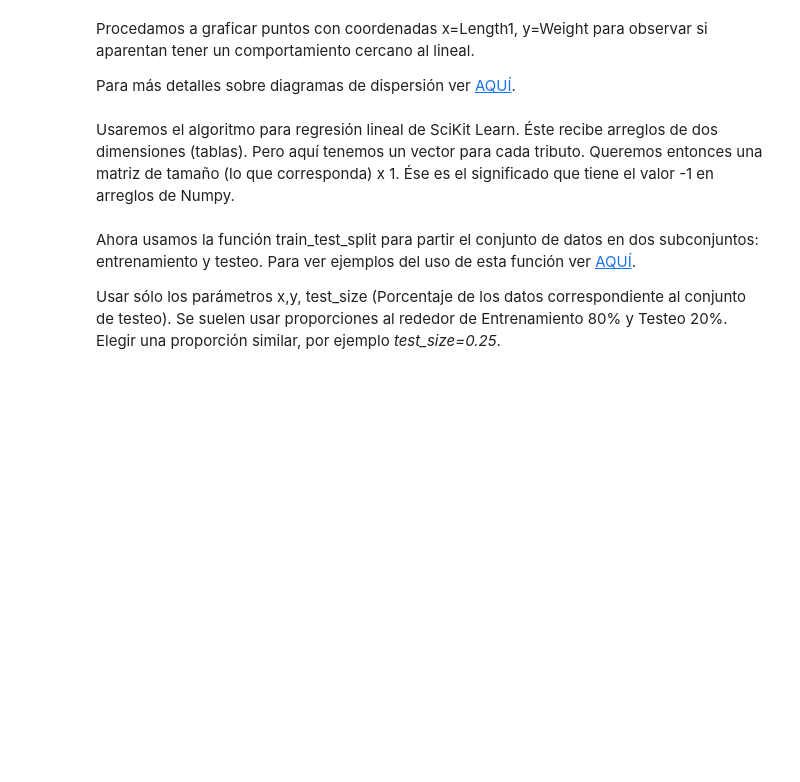
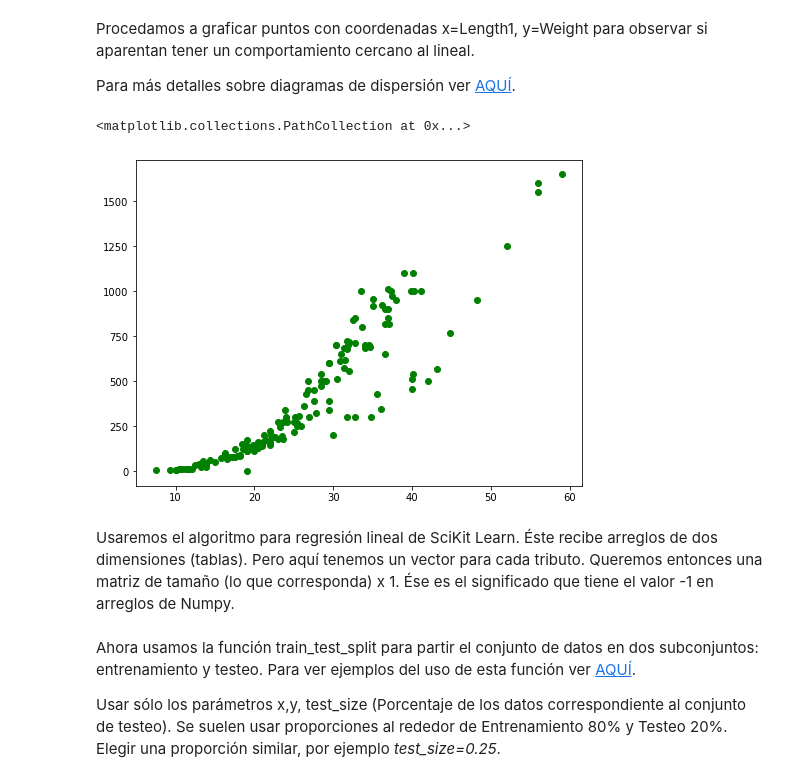
Before and after one commit to DaveAlsina/7timoSemestre, a Jupyter notebook: ml/exercises/Ejercicio_Regresión.ipynb, the cells around one changed output. Saved outputs shown, nothing was run; the diff lists cells and outputs as text; code cells hidden in the pictures; blank space fills up the shorter version.

```diff
--- a/ml/exercises/Ejercicio_Regresión.ipynb
+++ b/ml/exercises/Ejercicio_Regresión.ipynb
@@ -24,5 +24,6 @@ from sklearn.linear_model import LinearRegression #Algoritmo de regresión linea
 Primero cargar el archivo Fish.csv enviado al correo electrónico. A continuación leer el conjunto de datos con la función read_csv de la librería Pandas. Y visualizar las primeras 10 líneas de éste.
 # %%
 #TODO Leer el conjunto de datos y darle el nombre df
-
+data = pd.read_csv("./Fish.csv")
+data.head()
 #TODO Mostrar las primeras 10 líneas de
@@ -33,7 +41,12 @@ Para más detalles sobre diagramas de dispersión ver [AQUÍ](https://www.w3scho
 # %%
 #Graficar diagrama de dispersión para Length1 vs Weight
 plt.figure(figsize = [8, 6]) #Establecemos el tamaño de la figura
-plt.scatter(data=df, x='Length1', y='Weight', color= "green") #Asignamos la variable x, y y el color para el diagrama de dispersión.
+
+#Asignamos la variable x, y y el color para el diagrama de dispersión.
+plt.scatter(data=data, x='Length1', y='Weight', color= "green")
+# %% [output]
+<matplotlib.collections.PathCollection at 0x...>
+[figure, added]
 # %% [markdown]
 Usaremos el algoritmo para regresión lineal de SciKit Learn. Éste recibe arreglos de dos dimensiones (tablas). Pero aquí tenemos un vector para cada tributo. Queremos entonces una matriz de tamaño (lo que corresponda) x 1. Ése es el significado que tiene el valor -1 en arreglos de Numpy.
 # %%
```
Also changed, not shown: parts of 13 cells of this notebook, 1 other file.
